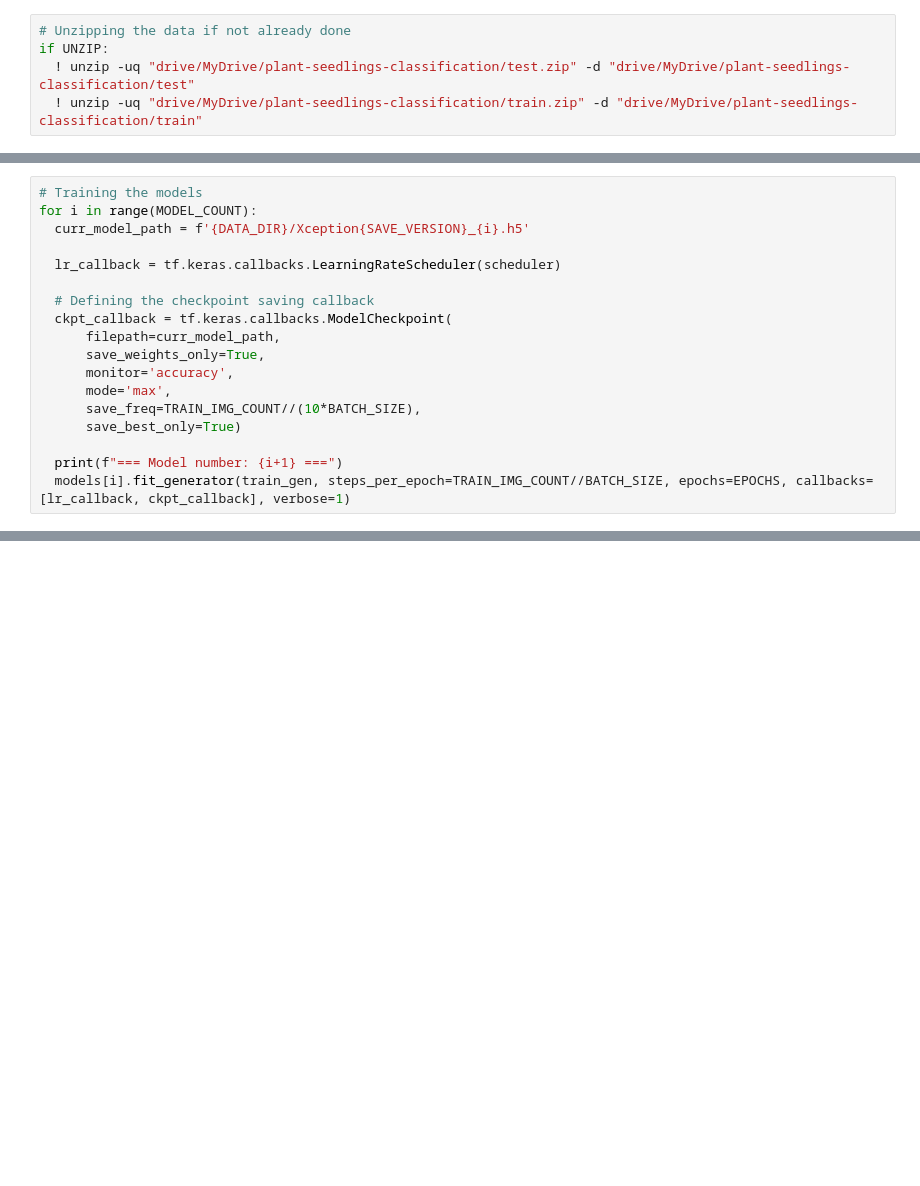
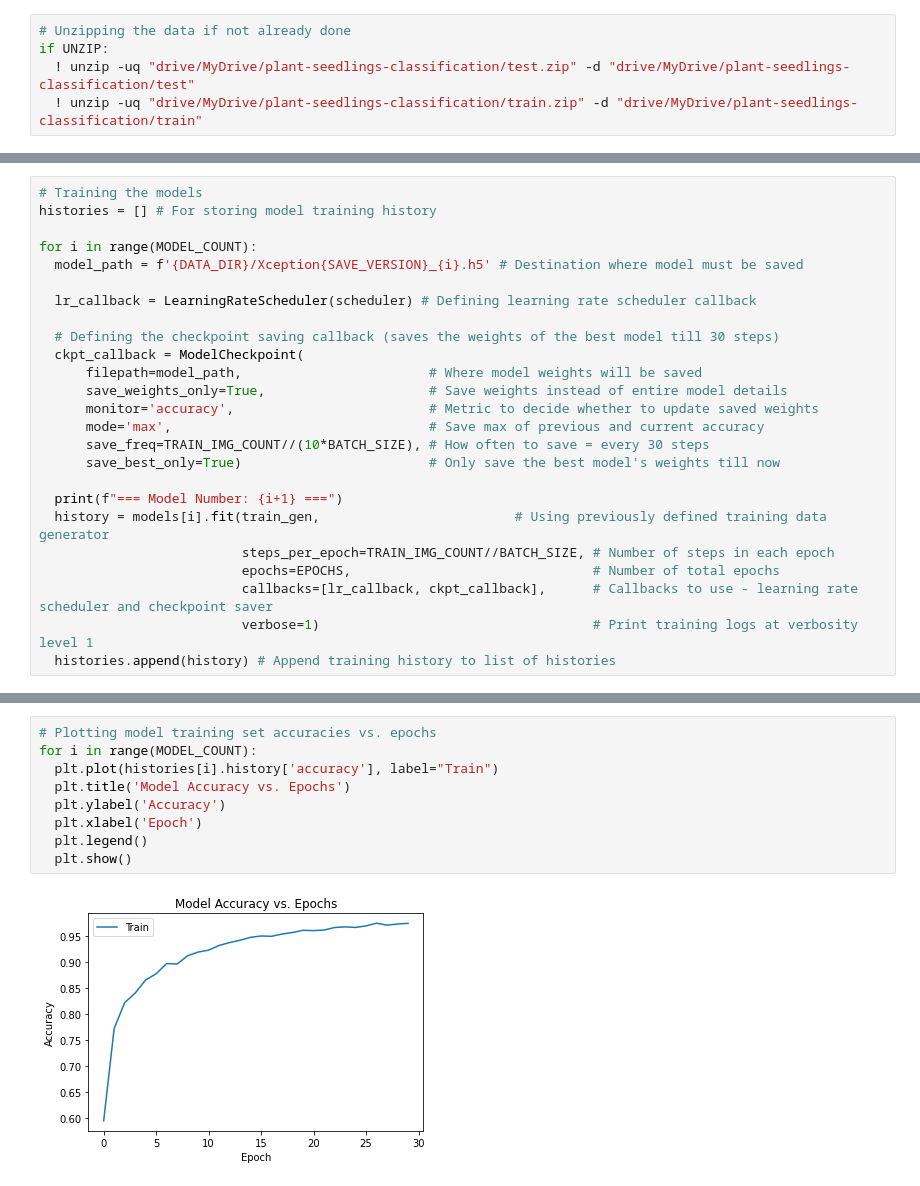
Before and after one commit to raghavm1/CZ4041--Machine-Learning, a Jupyter notebook: code/xception.ipynb, the cells around one changed output, grey strips where cells are left out. Drawn from its saved outputs; the diff is of its cells as text; blank space fills up the shorter version.

Commit message:
Add cleaned Xception code

```diff
--- a/code/xception.ipynb
+++ b/code/xception.ipynb
@@ -213,20 +212,27 @@ def scheduler(epoch, lr):
     return lr*0.9
 # %%
 # Training the models
+histories = [] # For storing model training history
+
 for i in range(MODEL_COUNT):
-  curr_model_path = f'{DATA_DIR}/Xception{SAVE_VERSION}_{i}.h5'
+  model_path = f'{DATA_DIR}/Xception{SAVE_VERSION}_{i}.h5' # Destination where model must be saved
 
-  lr_callback = tf.keras.callbacks.LearningRateScheduler(scheduler)
+  lr_callback = LearningRateScheduler(scheduler) # Defining learning rate scheduler callback
 
-  # Defining the checkpoint saving callback
-  ckpt_callback = tf.keras.callbacks.ModelCheckpoint(
-      filepath=curr_model_path,
-      save_weights_only=True,
-      monitor='accuracy',
-      mode='max',
-      save_freq=TRAIN_IMG_COUNT//(10*BATCH_SIZE),
-      save_best_only=True)
+  # Defining the checkpoint saving callback (saves the weights of the best model till 30 steps)
+  ckpt_callback = ModelCheckpoint(
+      filepath=model_path,                        # Where model weights will be saved
+      save_weights_only=True,                     # Save weights instead of entire model details
+      monitor='accuracy',                         # Metric to decide whether to update saved weights
+      mode='max',                                 # Save max of previous and current accuracy
+      save_freq=TRAIN_IMG_COUNT//(10*BATCH_SIZE), # How often to save = every 30 steps
+      save_best_only=True)                        # Only save the best model's weights till now
 
-  print(f"=== Model number: {i+1} ===")
-  models[i].fit_generator(train_gen, steps_per_epoch=TRAIN_IMG_COUNT//BATCH_SIZE, epochs=EPOCHS, callbacks=[lr_callback, ckpt_callback], verbose=1)
+  print(f"=== Model Number: {i+1} ===")
+  history = models[i].fit(train_gen,                         # Using previously defined training data generator
+                          steps_per_epoch=TRAIN_IMG_COUNT//BATCH_SIZE, # Number of steps in each epoch
+                          epochs=EPOCHS,                               # Number of total epochs
+                          callbacks=[lr_callback, ckpt_callback],      # Callbacks to use - learning rate scheduler and checkpoint saver
+                          verbose=1)                                   # Print training logs at verbosity level 1
+  histories.append(history) # Append training history to list of histories
 # %% [output]
@@ -250,0 +256,11 @@ Epoch 30/300
+# %%
+# Plotting model training set accuracies vs. epochs
+for i in range(MODEL_COUNT):
+  plt.plot(histories[i].history['accuracy'], label="Train")
+  plt.title('Model Accuracy vs. Epochs')
+  plt.ylabel('Accuracy')
+  plt.xlabel('Epoch')
+  plt.legend()
+  plt.show()
+# %% [output]
+[figure, added]
```
Also changed, not shown: parts of 23 cells of this notebook, 2 other files.
